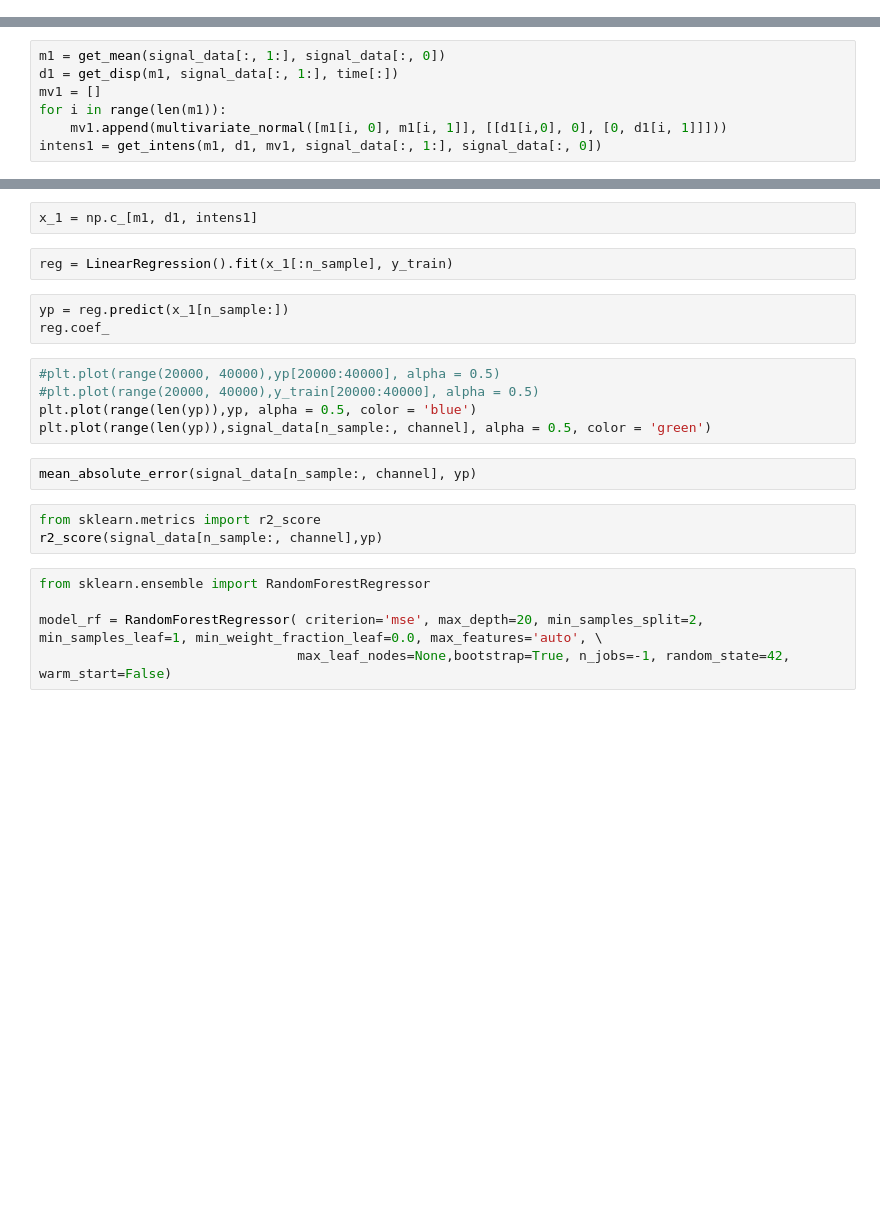
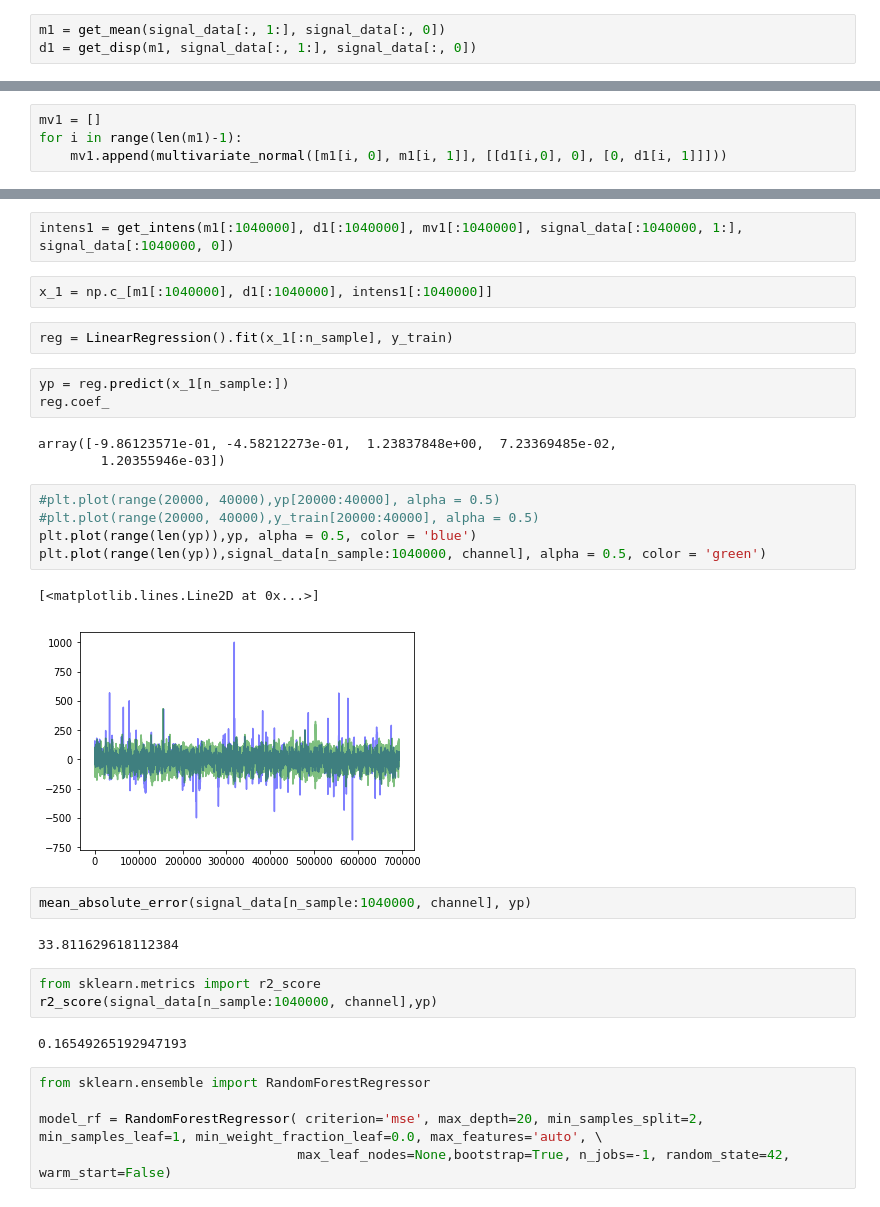
Before and after one commit to Alina-Samokhina/BachelorThesis, a Jupyter notebook: Untitled.ipynb, the cells around one changed output, grey strips where cells are left out. Cells and saved outputs as stored; diff of their text form; blank space fills up the shorter version.

```diff
--- a/Untitled.ipynb
+++ b/Untitled.ipynb
@@ -188,3 +188,6 @@ n_sample = int(len(signal_data)/3)
 # %%
 channel = 14
 y_train = signal_data[:n_sample, channel]
+# %%
+m1 = get_mean(signal_data[:, 1:], signal_data[:, 0])
+d1 = get_disp(m1, signal_data[:, 1:], signal_data[:, 0])
@@ -191,7 +198,4 @@ y_train = signal_data[:n_sample, channel]
 # %%
-m1 = get_mean(signal_data[:, 1:], signal_data[:, 0])
-d1 = get_disp(m1, signal_data[:, 1:], time[:])
 mv1 = []
-for i in range(len(m1)):
+for i in range(len(m1)-1):
     mv1.append(multivariate_normal([m1[i, 0], m1[i, 1]], [[d1[i,0], 0], [0, d1[i, 1]]]))
-intens1 = get_intens(m1, d1, mv1, signal_data[:, 1:], signal_data[:, 0])
@@ -198,20 +204,32 @@ intens1 = get_intens(m1, d1, mv1, signal_data[:, 1:], signal_data[:, 0])
+# %%
+intens1 = get_intens(m1[:1040000], d1[:1040000], mv1[:1040000], signal_data[:1040000, 1:], signal_data[:1040000, 0])
 # %%
-x_1 = np.c_[m1, d1, intens1]
+x_1 = np.c_[m1[:1040000], d1[:1040000], intens1[:1040000]]
 # %%
 reg = LinearRegression().fit(x_1[:n_sample], y_train)
 # %%
 yp = reg.predict(x_1[n_sample:])
 reg.coef_
+# %% [output]
+array([-9.86123571e-01, -4.58212273e-01,  1.23837848e+00,  7.23369485e-02,
+        1.20355946e-03])
 # %%
 #plt.plot(range(20000, 40000),yp[20000:40000], alpha = 0.5)
 #plt.plot(range(20000, 40000),y_train[20000:40000], alpha = 0.5)
 plt.plot(range(len(yp)),yp, alpha = 0.5, color = 'blue')
-plt.plot(range(len(yp)),signal_data[n_sample:, channel], alpha = 0.5, color = 'green')
+plt.plot(range(len(yp)),signal_data[n_sample:1040000, channel], alpha = 0.5, color = 'green')
+# %% [output]
+[<matplotlib.lines.Line2D at 0x...>]
+[figure, added]
 # %%
-mean_absolute_error(signal_data[n_sample:, channel], yp)
+mean_absolute_error(signal_data[n_sample:1040000, channel], yp)
+# %% [output]
+33.811629618112384
 # %%
 from sklearn.metrics import r2_score
-r2_score(signal_data[n_sample:, channel],yp)
+r2_score(signal_data[n_sample:1040000, channel],yp)
+# %% [output]
+0.16549265192947193
 # %%
 from sklearn.ensemble import RandomForestRegressor
 
```
Also changed, not shown: parts of 5 cells of this notebook.
